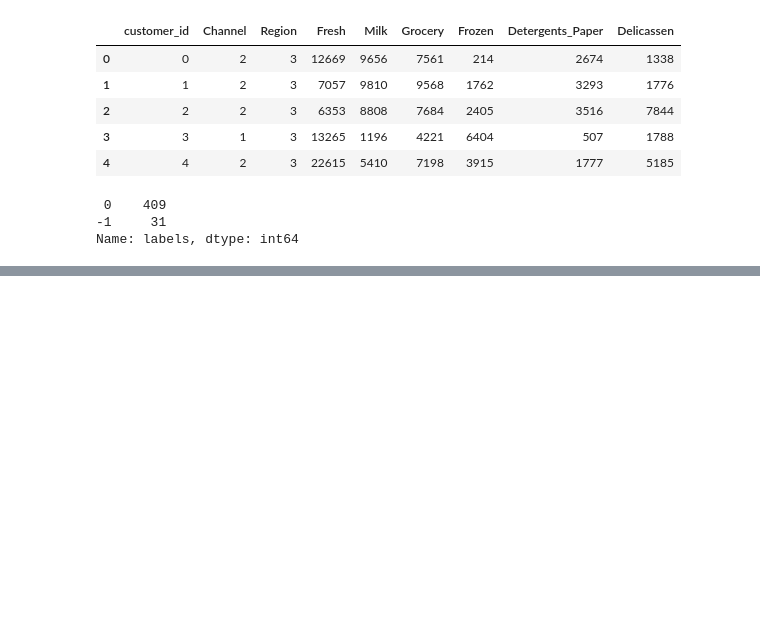
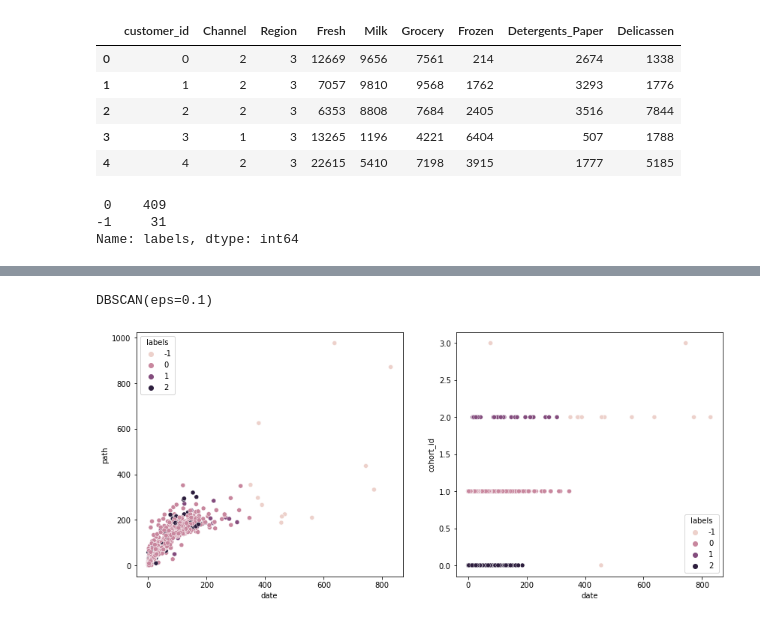
Before and after one commit to patrickamwayi/anomaly-detection-exercises, a Jupyter notebook: clustering_anomaly_detection.ipynb, the cells around one changed output, grey strips where cells are left out. Drawn from its saved outputs; the diff is of its cells as text; code cells hidden in the pictures; blank space fills up the shorter version.

```diff
--- a/clustering_anomaly_detection.ipynb
+++ b/clustering_anomaly_detection.ipynb
@@ -166,0 +231,4 @@ Name: labels, dtype: int64
+# %%
+# let us aggregate the data to get the total unique values for date and cohort_id.
+id_counts = df.groupby('user_id')[['date','path','cohort_id']].nunique()
+id_counts
@@ -166,0 +250,5 @@ Name: labels, dtype: int64
+# %%
+# let us scale the data before building the DBSCAN model.
+scaler = MinMaxScaler()
+id_counts_scaled = pd.DataFrame(scaler.fit_transform(id_counts), columns = id_counts.columns)
+id_counts_scaled.head()
@@ -166,0 +262,17 @@ Name: labels, dtype: int64
+# %%
+# Now we can use DBSCAN to find anomolies in the id_counts dataframe.
+db_scan = DBSCAN(eps = 0.1, min_samples = 5)
+db_scan.fit(id_counts_scaled)
+# %% [output]
+DBSCAN(eps=0.1)
+# %%
+# then we assign the labels created by DBSCAN to the id_counts dataframe.
+id_counts['labels'] = db_scan.labels_
+# %%
+# plot to see the results.
+fig, ax = plt.subplots(ncols = 2, nrows = 1, figsize = (14, 6))
+
+sns.scatterplot(data = id_counts, x = 'date', y = 'path', hue = 'labels', ax = ax[0])
+sns.scatterplot(data = id_counts, x = 'date', y = 'cohort_id', hue = 'labels', ax = ax[1]);
+# %% [output]
+[figure, added]
```
Also changed, not shown: parts of 13 cells of this notebook.
